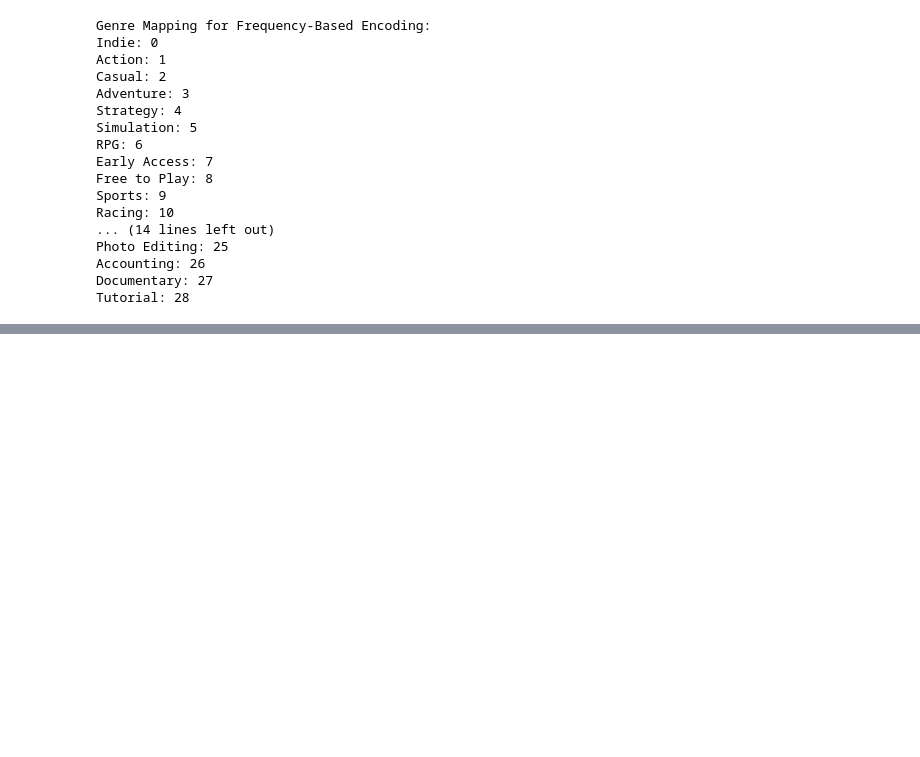
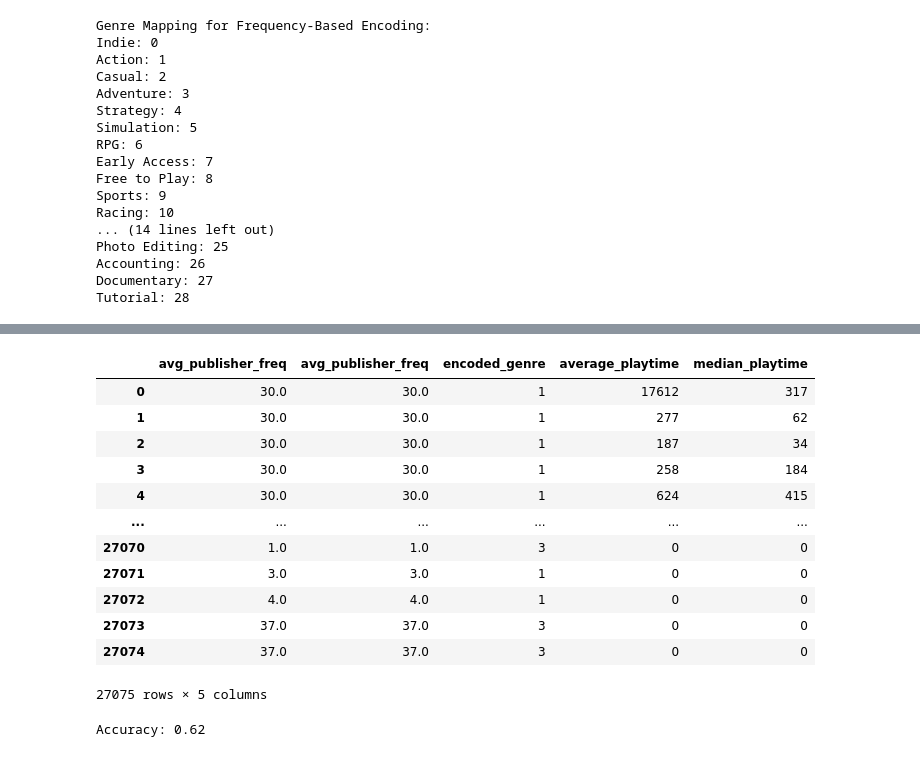
Before and after one commit to MoetazMohamed/Soen471Team30, a Jupyter notebook: soen471Project.ipynb, the cells around one changed output, grey strips where cells are left out. Cells and saved outputs as stored; diff of their text form; code cells hidden in the pictures; blank space fills up the shorter version.

```diff
--- a/soen471Project.ipynb
+++ b/soen471Project.ipynb
@@ -261,0 +302,45 @@ KMeans(n_clusters=3)
+# %%
+data["publisher_list"] = data["publishers"].str.split(';')
+exploded_data =  data.explode('publisher_list')
+developer_counts_exploded = exploded_data["publisher_list"].value_counts()
+exploded_data['publisher_freq'] = exploded_data['publisher_list'].map(developer_counts_exploded)
+avg_developer_freq = exploded_data.groupby(exploded_data.index).agg({'publisher_freq': 'mean'})
+data["avg_publisher_freq"] = avg_developer_freq["publisher_freq"]
+# %%
+data_set = data[['avg_publisher_freq','avg_publisher_freq','encoded_genre','average_playtime','median_playtime']]
+data_set
+# %% [output]
+|  | avg_publisher_freq | avg_publisher_freq | encoded_genre | average_playtime | median_playtime |
+| 0 | 30.0 | 30.0 | 1 | 17612 | 317 |
+| 1 | 30.0 | 30.0 | 1 | 277 | 62 |
+| 2 | 30.0 | 30.0 | 1 | 187 | 34 |
+| 3 | 30.0 | 30.0 | 1 | 258 | 184 |
+| 4 | 30.0 | 30.0 | 1 | 624 | 415 |
+| ... | ... | ... | ... | ... | ... |
+| 27070 | 1.0 | 1.0 | 3 | 0 | 0 |
+| 27071 | 3.0 | 3.0 | 1 | 0 | 0 |
+| 27072 | 4.0 | 4.0 | 1 | 0 | 0 |
+| 27073 | 37.0 | 37.0 | 3 | 0 | 0 |
+| 27074 | 37.0 | 37.0 | 3 | 0 | 0 |
+27075 rows × 5 columns
+# %%
+from sklearn.ensemble import RandomForestClassifier
+from sklearn.model_selection import train_test_split
+from sklearn.metrics import accuracy_score
+
+label = data[["labels"]]
+X_train, X_test, y_train, y_test = train_test_split(data_set,label,test_size=0.2, random_state=42)
+
+rf_classifier = RandomForestClassifier(n_estimators=100, random_state=42)
+
+# Train the model
+rf_classifier.fit(X_train, y_train)
+
+# Make predictions
+y_pred = rf_classifier.predict(X_test)
+
+# Evaluate the model
+accuracy = accuracy_score(y_test, y_pred)
+print(f'Accuracy: {accuracy:.2f}')
+# %% [output]
+Accuracy: 0.62
```
Also changed, not shown: parts of 7 cells of this notebook.
